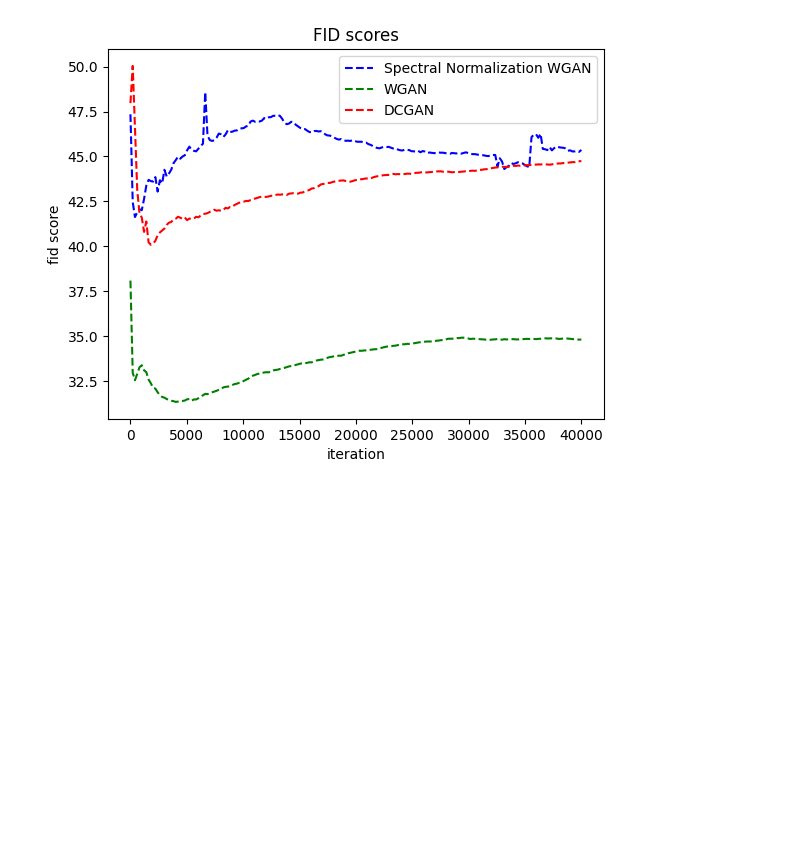
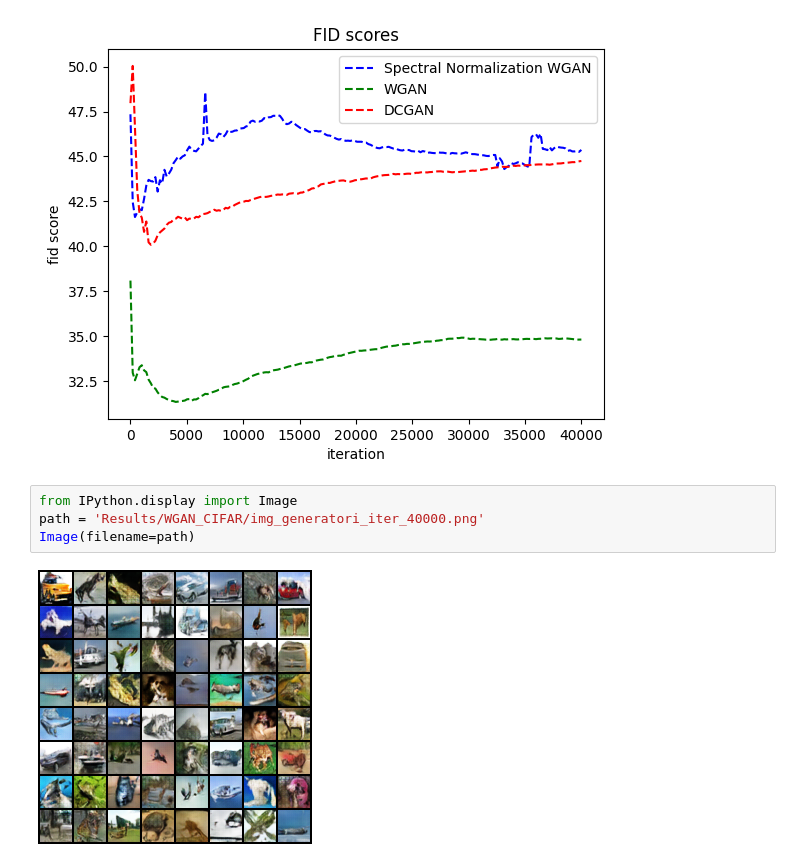
Before and after one commit to Karl-Liu-ch/Pytorch_WGAN, a Jupyter notebook: results.ipynb, the cells around one changed output. Saved outputs shown, nothing was run; the diff lists cells and outputs as text; blank space fills up the shorter version.

Commit message:
results analysis

```diff
--- a/results.ipynb
+++ b/results.ipynb
@@ -31,3 +31,9 @@ show_Discriminator_Losses(dcgan = False, gradient_penalty=False,
 show_fid_score(train_set=train_set, iter=40000)
 # %% [output]
 [figure]
+# %%
+from IPython.display import Image
+path = 'Results/WGAN_CIFAR/img_generatori_iter_40000.png'
+Image(filename=path)
+# %% [output]
+[figure, added]
```
